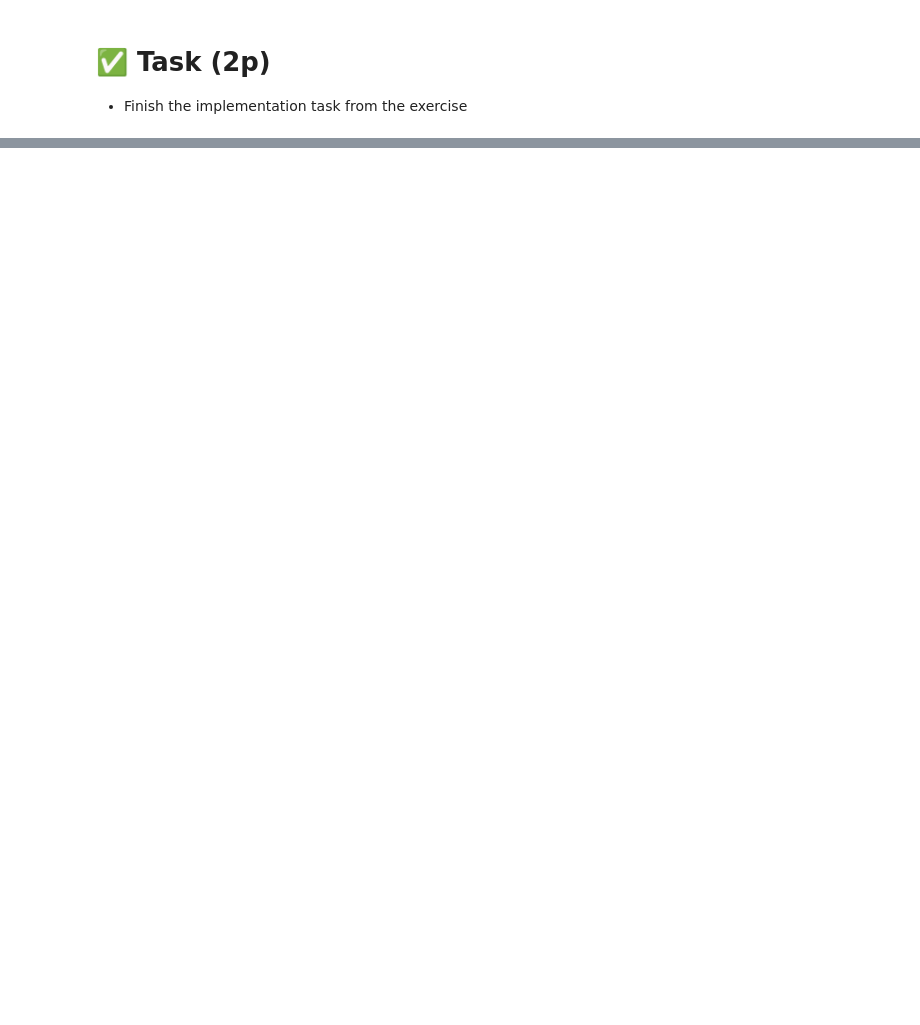
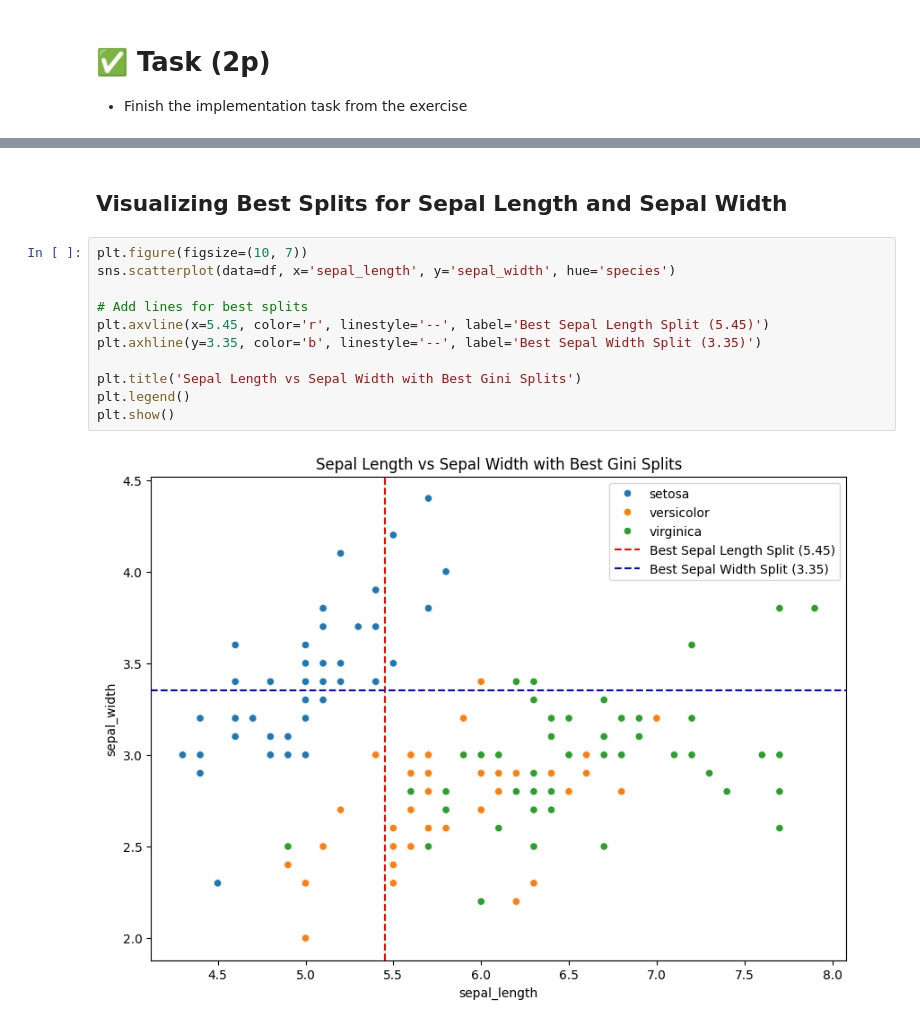
Before and after one commit to DastanJin/ZSU, a Jupyter notebook: fml_07.ipynb, the cells around one changed output, grey strips where cells are left out. Cells and saved outputs as stored; diff of their text form; blank space fills up the shorter version.

```diff
--- a/fml_07.ipynb
+++ b/fml_07.ipynb
@@ -407,0 +521,15 @@ _ = plot_tree(clf, feature_names=list(X.columns.values), filled=True, class_name
+# %% [markdown]
+## Visualizing Best Splits for Sepal Length and Sepal Width
+# %%
+plt.figure(figsize=(10, 7))
+sns.scatterplot(data=df, x='sepal_length', y='sepal_width', hue='species')
+
+# Add lines for best splits
+plt.axvline(x=5.45, color='r', linestyle='--', label='Best Sepal Length Split (5.45)')
+plt.axhline(y=3.35, color='b', linestyle='--', label='Best Sepal Width Split (3.35)')
+
+plt.title('Sepal Length vs Sepal Width with Best Gini Splits')
+plt.legend()
+plt.show()
+# %% [output]
+[figure, added]
```
Also changed, not shown: parts of 33 cells of this notebook.
